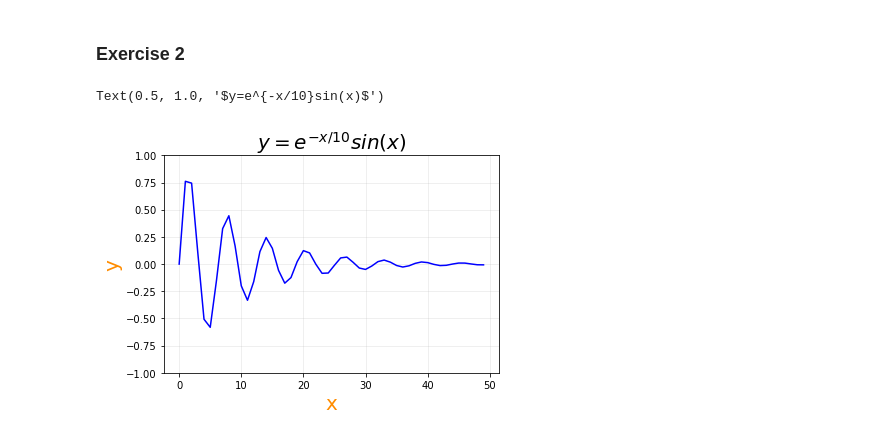
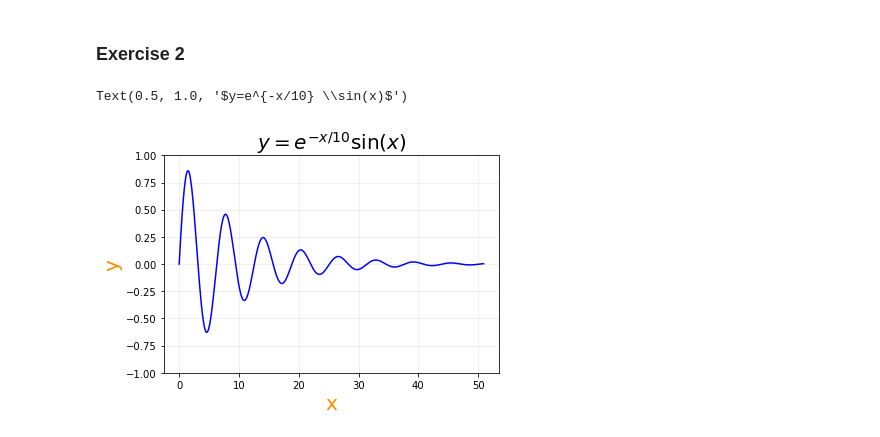
Before and after one commit to SPS-SP2273/learning-portfolio-2024-aug-hayleylim05, a Jupyter notebook: 7.2_plotting__exercises/plotting_(need)_exercises.ipynb, the cells around one changed output. Saved outputs shown, nothing was run; the diff lists cells and outputs as text; code cells hidden in the pictures.

Commit message:
Amended plotting (need)

```diff
--- a/7.2_plotting__exercises/plotting_(need)_exercises.ipynb
+++ b/7.2_plotting__exercises/plotting_(need)_exercises.ipynb
@@ -32,15 +32,15 @@ plt.show()
 # %%
 import numpy as np
 
-x = np.array(range(50))
+x = np.arange(0, 51, 0.1) # to make it less choppy as opposed to 'x = np.array(range(50))'
 y = np.exp(-x/10)*np.sin(x)
 
 plt.plot(x, y, color='blue')
 plt.ylim(-1,1)
 plt.xlabel('x', color='darkorange', size='20')
 plt.ylabel('y', color='darkorange', size='20')
 plt.grid(alpha=0.25) # 25% opacity
-plt.title(r'$y=e^{-x/10}sin(x)$', size='20')
+plt.title(r'$y=e^{-x/10} \sin(x)$', size='20')
 # %% [output]
-Text(0.5, 1.0, '$y=e^{-x/10}sin(x)$')
+Text(0.5, 1.0, '$y=e^{-x/10} \\sin(x)$')
-[figure, old version]
+[figure, new version]
```
